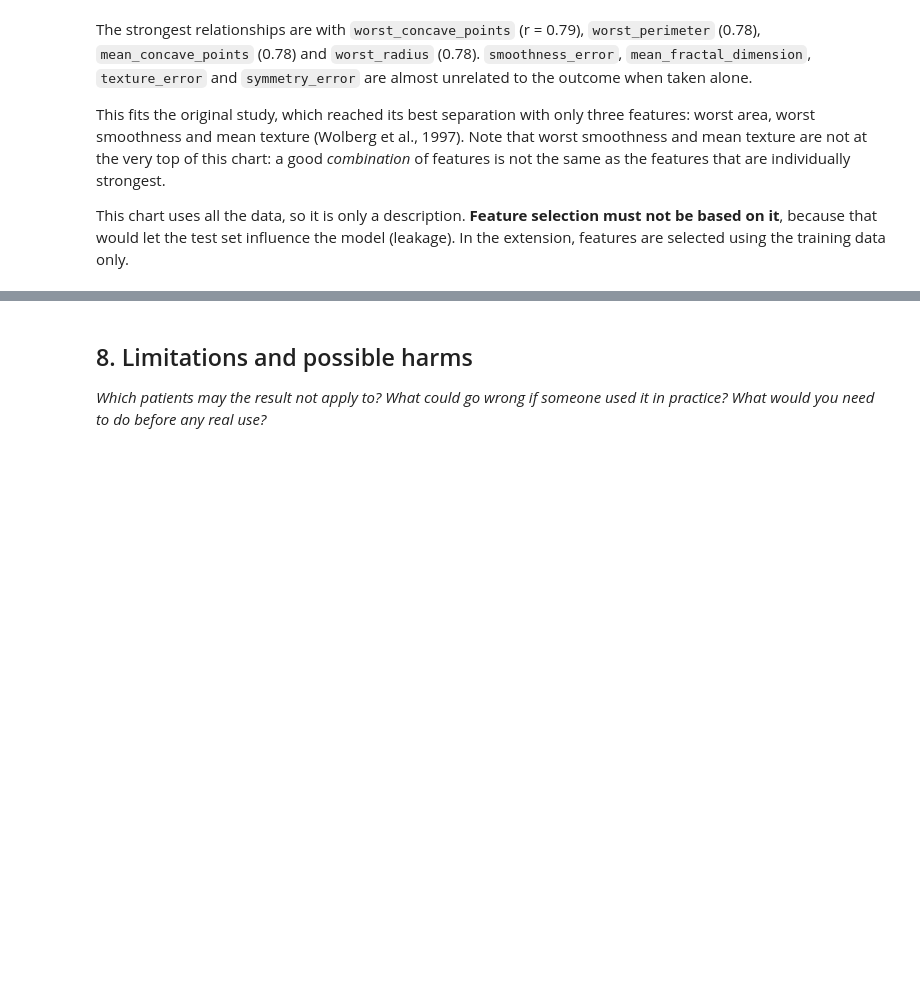
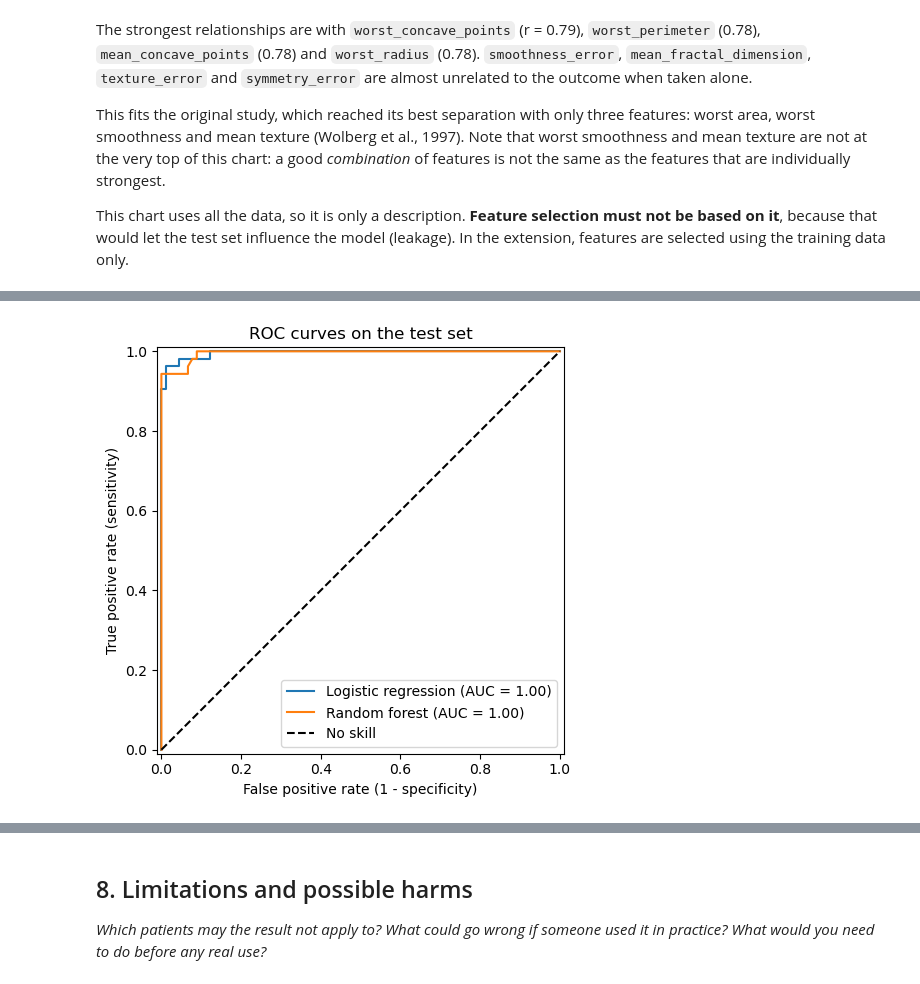
Before and after one commit to TalhaTufanN/se309-breast-cancer-diagnosis, a Jupyter notebook: notebooks/project.ipynb, the cells around one changed output, grey strips where cells are left out. Cells and saved outputs as stored; diff of their text form; code cells hidden in the pictures; blank space fills up the shorter version.

```diff
--- a/notebooks/project.ipynb
+++ b/notebooks/project.ipynb
@@ -313,0 +375,12 @@ This chart uses all the data, so it is only a description. **Feature selection m
+# %%
+from sklearn.metrics import confusion_matrix
+
+main_model = models["Logistic regression"]
+oof_proba = cross_val_predict(main_model, X_train, y_train, cv=cv, method="predict_proba")[:, 1]
+
+rows = []
+for t in [0.5, 0.4, 0.3, 0.2, 0.1, 0.05]:
+    tn, fp, fn, tp = confusion_matrix(y_train, oof_proba >= t).ravel()
+    rows.append({"threshold": t, "false negatives": fn, "false positives": fp,
+                 "sensitivity": round(tp / (tp + fn), 3), "specificity": round(tn / (tn + fp), 3)})
+pd.DataFrame(rows).set_index("threshold")
@@ -313,0 +464,14 @@ This chart uses all the data, so it is only a description. **Feature selection m
+# %%
+fig, ax = plt.subplots(figsize=(5, 5))
+for name in ["Logistic regression", "Random forest"]:
+    RocCurveDisplay.from_predictions(y_test, proba[name], name=name, ax=ax)
+ax.plot([0, 1], [0, 1], "k--", label="No skill")
+ax.set_title("ROC curves on the test set")
+ax.set_xlabel("False positive rate (1 - specificity)")
+ax.set_ylabel("True positive rate (sensitivity)")
+ax.legend()
+plt.tight_layout()
+plt.savefig(IMG / "roc_curves.png", dpi=150)
+plt.show()
+# %% [output]
+[figure, added]
```
Also changed, not shown: parts of 23 cells of this notebook, 19 other files.
